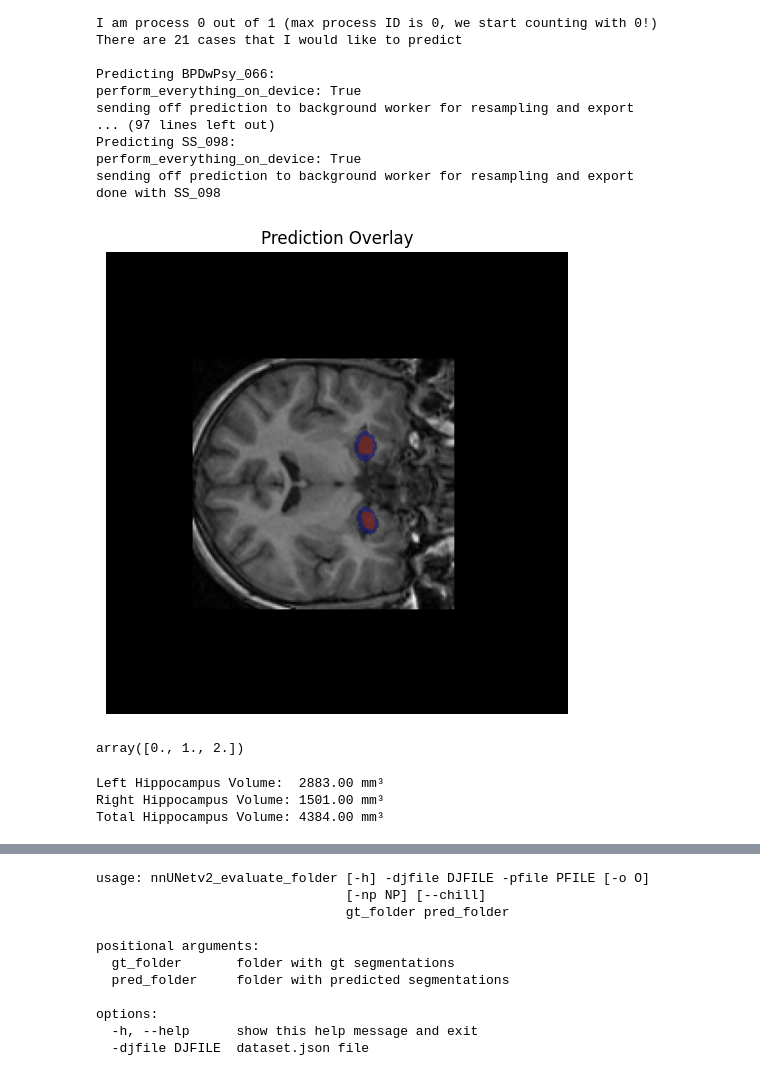
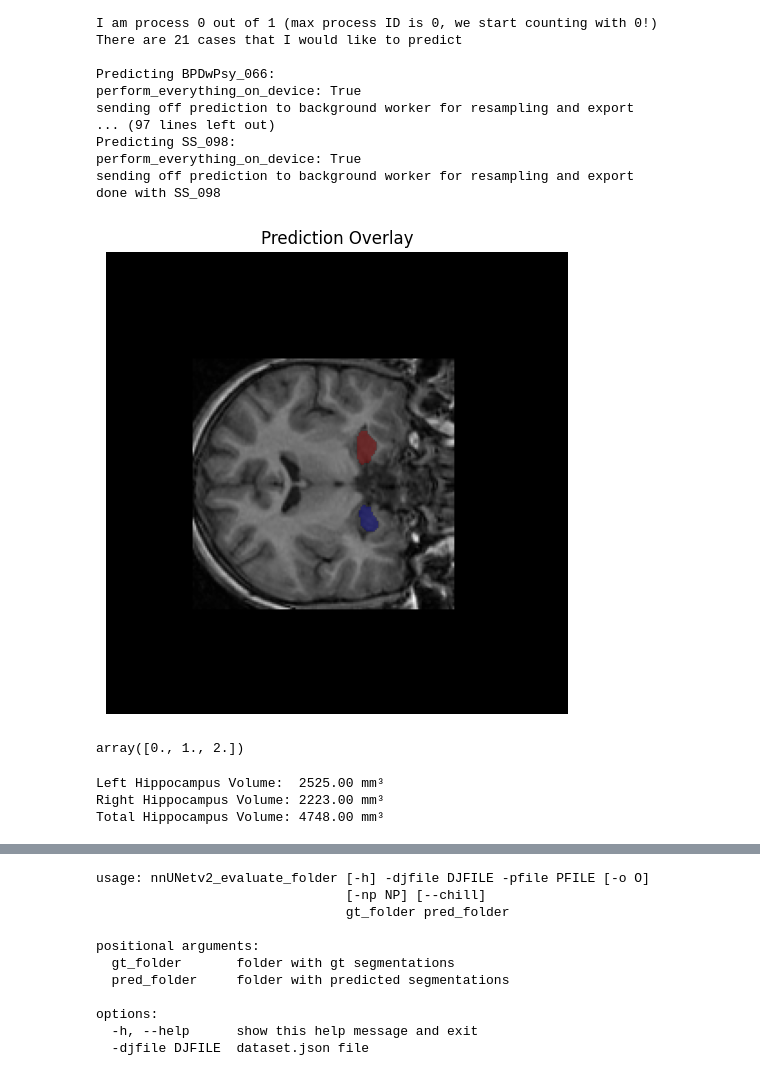
Before and after one commit to Eshaa2001/BrainAge, a Jupyter notebook: Brain_Aging.ipynb, the cells around one changed output, grey strips where cells are left out. Cells and saved outputs as stored; diff of their text form; code cells hidden in the pictures.

```diff
--- a/Brain_Aging.ipynb
+++ b/Brain_Aging.ipynb
@@ -588,20 +607,20 @@ done with SS_098
 # %%
 import nibabel as nib, matplotlib.pyplot as plt, numpy as np
 
 # Load an example image and prediction
-img = nib.load("/content/drive/MyDrive/nnUNet_raw_data/Dataset104_Hippocampus/imagesTs/BPDwPsy_066_0000.nii.gz").get_fdata()
-pred = nib.load("/content/drive/MyDrive/nnUNet_raw_data/Dataset104_Hippocampus/PostProcessing/BPDwPsy_066.nii.gz").get_fdata()
+img = nib.load("/content/drive/MyDrive/nnUNet_raw_data/Dataset110_Hippocampus/imagesTs/BPDwPsy_066_0000.nii.gz").get_fdata()
+pred = nib.load("/content/drive/MyDrive/nnUNet_raw_data/Dataset110_Hippocampus/PostProcessing/BPDwPsy_066.nii.gz").get_fdata()
 
 # Visualize the center axial slice
 slice_idx = img.shape[2] // 2
 plt.figure(figsize=(8, 6))
 plt.imshow(img[:, :, slice_idx], cmap="gray")
 plt.imshow(np.ma.masked_where(pred[:, :, slice_idx] == 0, pred[:, :, slice_idx]), cmap="jet", alpha=0.5)
 plt.title("Prediction Overlay")
 plt.axis("off")
 plt.show()
 # %% [output]
-[figure, old version]
+[figure, new version]
 # %%
 np.unique(pred)
 # %% [output]
@@ -620,6 +639,6 @@ print(f"Left Hippocampus Volume:  {left_volume:.2f} mm³")
 print(f"Right Hippocampus Volume: {right_volume:.2f} mm³")
 print(f"Total Hippocampus Volume: {total_volume:.2f} mm³")
 # %% [output]
-Left Hippocampus Volume:  2883.00 mm³
-Right Hippocampus Volume: 1501.00 mm³
-Total Hippocampus Volume: 4384.00 mm³
+Left Hippocampus Volume:  2525.00 mm³
+Right Hippocampus Volume: 2223.00 mm³
+Total Hippocampus Volume: 4748.00 mm³
```
Also changed, not shown: parts of 37 cells of this notebook.
